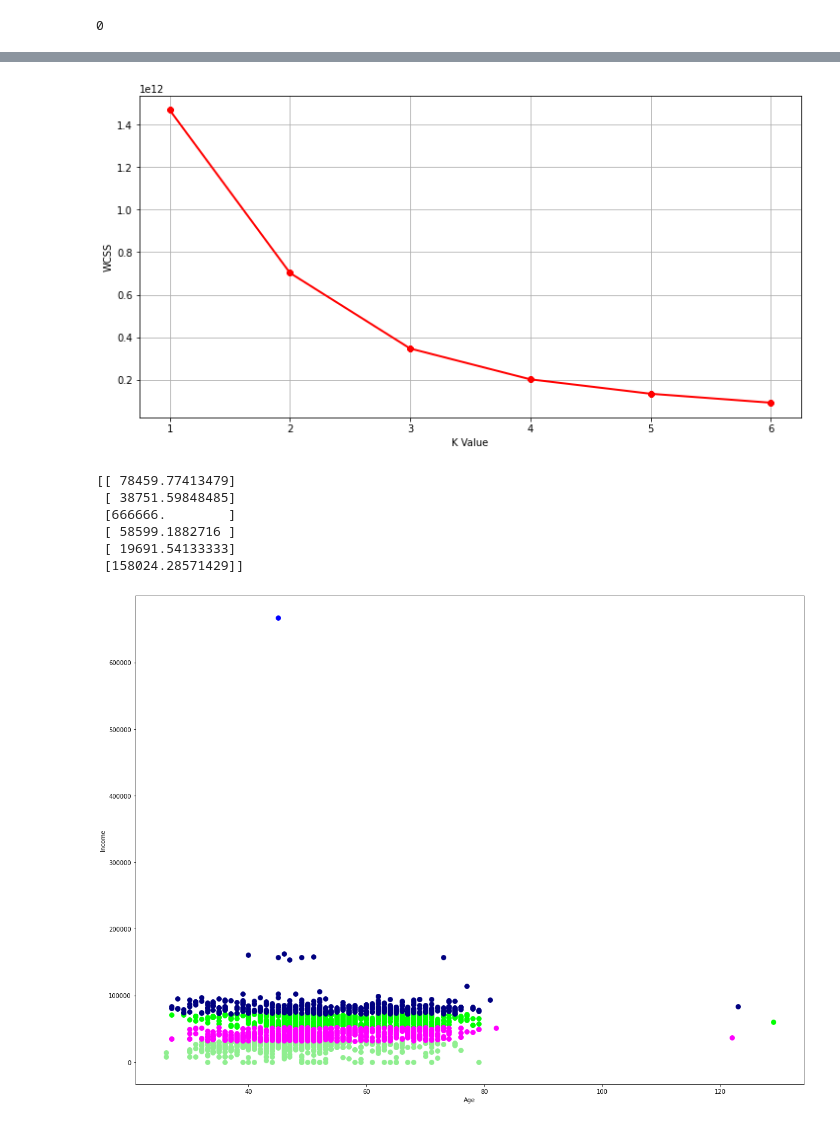
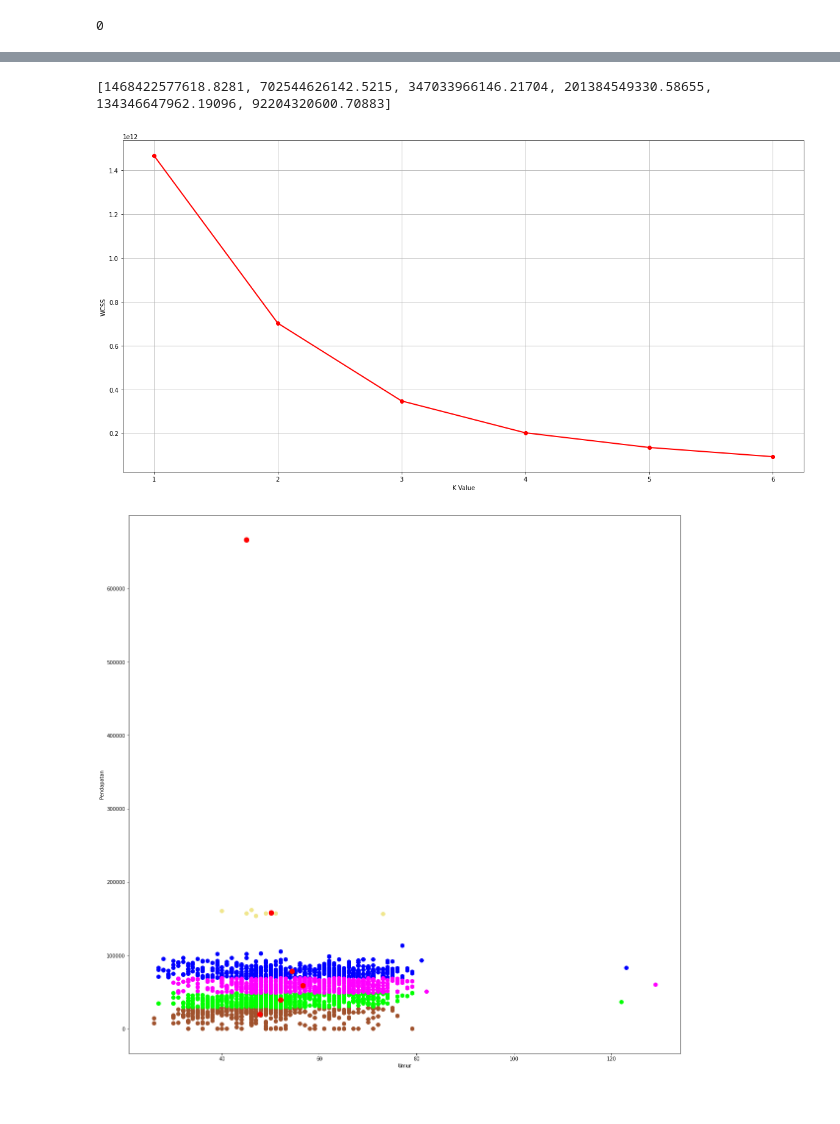
Before and after one commit to hallwack/pembelajaran-mesin, a Jupyter notebook: customer-clustering/customer-cluter.ipynb, the cells around one changed output, grey strips where cells are left out. Cells and saved outputs as stored; diff of their text form; code cells hidden in the pictures.

```diff
--- a/customer-clustering/customer-cluter.ipynb
+++ b/customer-clustering/customer-cluter.ipynb
@@ -101,12 +104,15 @@ plt.show()
 # %%
+# Menambah kolom rata-rata umur (AvgAge)
+
 # 0 = Usia Muda (18-25)
 # 1 = Usia Pekerja Awal (26-35)
 # 2 = Usia Paruh Baya (36-45)
 # 3 = Usia Pra-Pensiun (46-55)
 # 4 = Usia Pensiun (56-65)
 # 5 = Usia Lanjut >65
+condition_str = ["Usia Muda (18-25)", "Usia Pekerja Awal (26-35)", "Usia Paruh Baya (36-45)", "Usia Pra-Pensiun (46-55)", "Usia Pensiun (56-65)", "Usia Lanjut >65"]
 condition = [0, 1, 2, 3, 4, 5]
 choices = [(age <= 25) & (age >= 18), (age <= 35) & (age >= 26), (age <= 45) & (age >= 36), (age <= 55) & (age >= 46), (age <= 65) & (age >= 56), age >= 66]
-df["AvgAges"] = np.select(choices, condition)
+df["AvgAge"] = np.select(choices, condition_str)
 df
 # %% [output]
@@ -126,12 +138,14 @@ df
 # %%
+# Menentukan banyak cluster yang akan dipakai pada k-means
 from sklearn.cluster import KMeans
 
 wcss = []
 for k in range(1,7):
   kmeans = KMeans(n_clusters=k, init="k-means++")
-  kmeans.fit(df.iloc[:,[4]])
+  kmeans.fit(df.iloc[:,4:6])
   wcss.append(kmeans.inertia_)
-plt.figure(figsize=(12,6))
+print(wcss)
+plt.figure(figsize=(20,10))
 plt.grid()
 plt.plot(range(1,7), wcss, linewidth=2, color="red", marker ="8")
 plt.xlabel("K Value")
@@ -139,39 +153,34 @@ plt.xticks(np.arange(1,7,1))
 plt.ylabel("WCSS")
 plt.show()
 # %% [output]
+[1468422577618.8281, 702544626142.5215, 347033966146.21704, 201384549330.58655, 134346647962.19096, 92204320600.70883]
-[figure, old version]
+[figure, new version]
 # %%
-km = KMeans(n_clusters=5)
-clusters = km.fit_predict(df.iloc[:,[4, 5]])
+# Visualisasi hasil kluster
+km = KMeans(n_clusters=6)
+clusters = km.fit_predict(df.iloc[:,4:6])
 df["label"] = clusters
 ageavg = [age18_25, age26_35, age36_45, age46_55, age56_65, age65above]
-fig = plt.figure(figsize=(20,15))
+fig = plt.figure(figsize=(20,20))
 ax = fig.add_subplot(111)
-# ax.scatter(clusters, df.Income, c='red', s=60)
-# ax.scatter(age26_35, c='red', s=60)
-# ax.scatter(age36_45, c='green', s=60)
-# ax.scatter(age46_55, c='orange', s=60)
-# ax.scatter(age56_65, c='purple', s=60)
-# ax.scatter(age65above, c='yellow', s=60)
-# ax.view_init(30, 185)
-ax.scatter(df.Age[df.label == 0], df.Income[df.label == 0], c='lightgreen', s=60)
+ax.scatter(df.Age[df.label == 0], df.Income[df.label == 0], c='sienna', s=60)
 ax.scatter(df.Age[df.label == 1], df.Income[df.label == 1], c='lime', s=60)
 ax.scatter(df.Age[df.label == 2], df.Income[df.label == 2], c='blue', s=60)
-ax.scatter(df.Age[df.label == 3], df.Income[df.label == 3], c='navy', s=60)
+ax.scatter(df.Age[df.label == 3], df.Income[df.label == 3], c='khaki', s=60)
 ax.scatter(df.Age[df.label == 4], df.Income[df.label == 4], c='magenta', s=60)
+ax.scatter(df.Age[df.label == 5], df.Income[df.label == 5], c='navy', s=60)
+
+# ax.scatter(df.Income[df.label == 0], df.Age[df.label == 0], c='lightgreen', s=60)
+# ax.scatter(df.Income[df.label == 1], df.Age[df.label == 1], c='lime', s=60)
+# ax.scatter(df.Income[df.label == 2], df.Age[df.label == 2], c='blue', s=60)
+# ax.scatter(df.Income[df.label == 3], df.Age[df.label == 3], c='navy', s=60)
+# ax.scatter(df.Income[df.label == 4], df.Age[df.label == 4], c='magenta', s=60)
 
 centers = kmeans.cluster_centers_
-print(centers)
-# ax.scatter(centers[:,0], centers[:,0], c='red', s=100, alpha=1)
+ax.scatter(centers[:,1], centers[:,0], c='red', s=100, alpha=1)
 
-plt.xlabel("Age")
-plt.ylabel("Income")
+plt.xlabel("Umur")
+plt.ylabel("Pendapatan")
 plt.show()
 # %% [output]
-[[ 78459.77413479]
- [ 38751.59848485]
- [666666.        ]
- [ 58599.1882716 ]
- [ 19691.54133333]
- [158024.28571429]]
-[figure, old version]
+[figure, new version]
```
Also changed, not shown: parts of 6 cells of this notebook.
